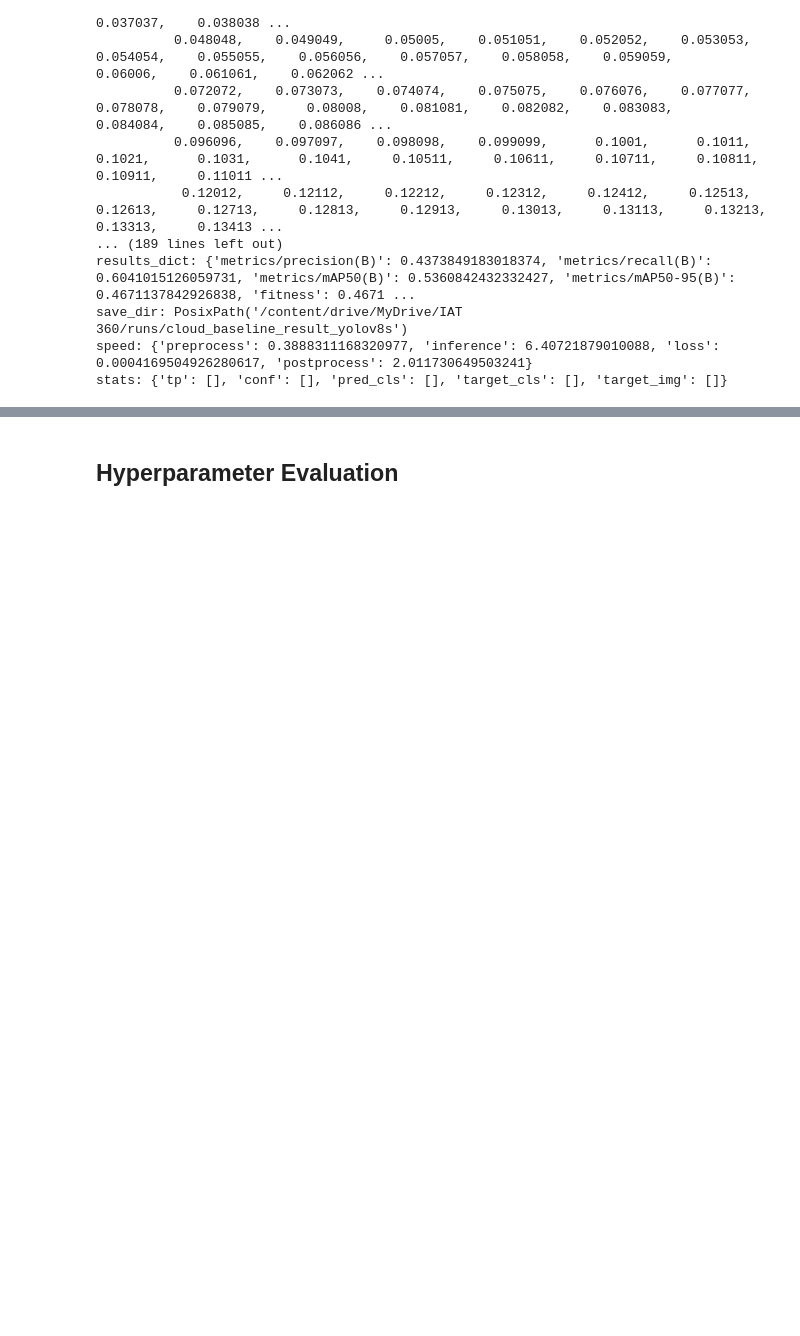
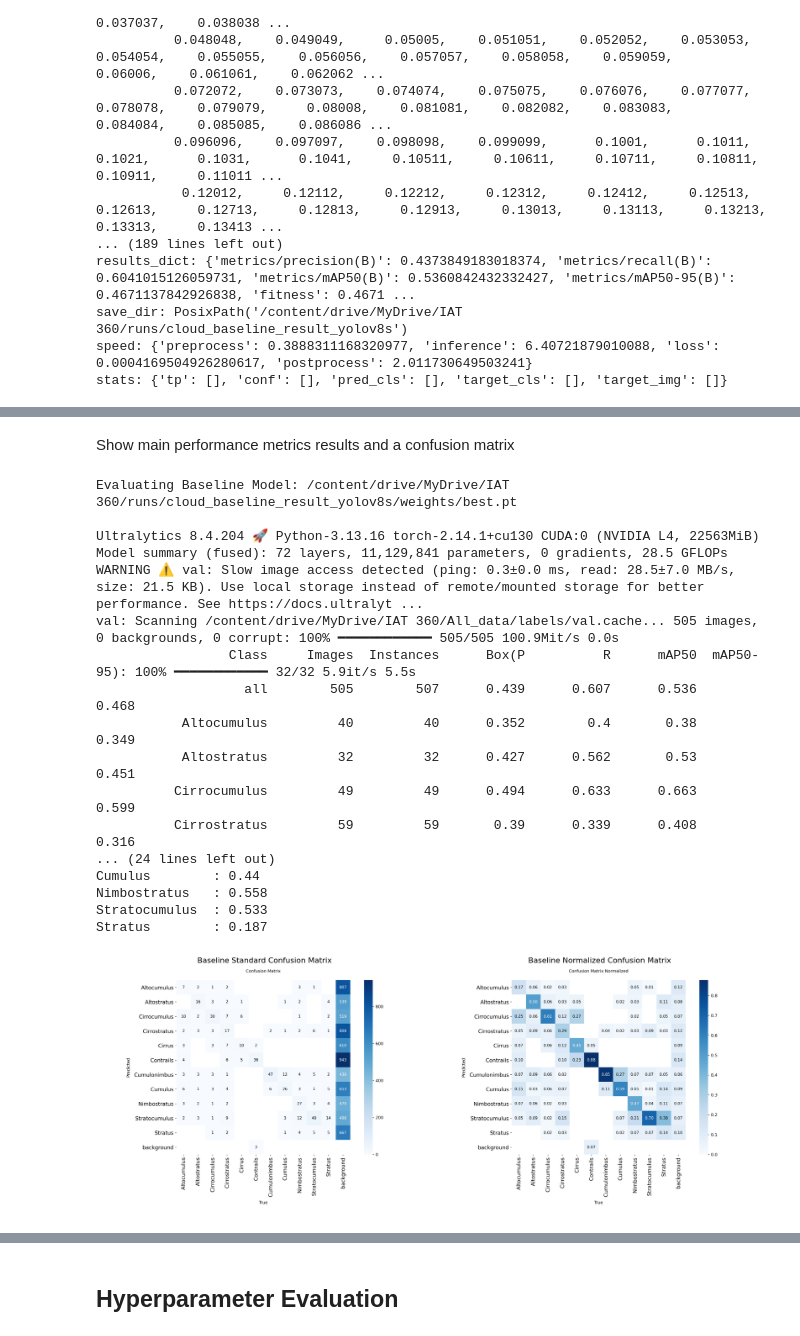
Before and after one commit to yeugeneu/IAT360-CV-13-Cloud-Type-Classifier, a Jupyter notebook: Cloud_type_detection.ipynb, the cells around one changed output, grey strips where cells are left out. Cells and saved outputs as stored; diff of their text form; code cells hidden in the pictures; blank space fills up the shorter version.

Commit message:
Show baseline model's main performance metrics results and a confusion matrix. Also added examples of worked/failed recognition images.

```diff
--- a/Cloud_type_detection.ipynb
+++ b/Cloud_type_detection.ipynb
@@ -575,0 +567,70 @@ stats: {'tp': [], 'conf': [], 'pred_cls': [], 'target_cls': [], 'target_img': []
+# %% [markdown]
+Show main performance metrics results and a confusion matrix
+# %%
+from ultralytics import YOLO
+import matplotlib.pyplot as plt
+from PIL import Image
+import os
+
+# 1. Load the baseline model
+baseline_path = "/content/drive/MyDrive/IAT 360/runs/cloud_baseline_result_yolov8s/weights/best.pt"
+baseline_model = YOLO(baseline_path)
+
+# 2. Evaluate performance metrics on the validation dataset
+print(f"Evaluating Baseline Model: {baseline_path}\n")
+metrics = baseline_model.val(data="config.yaml")
+
+print("\n--- Overall Baseline Metrics ---")
+print("mAP50-95:", round(metrics.box.map, 4))
+print("mAP50:", round(metrics.box.map50, 4))
+print("Precision:", round(metrics.box.mp, 4))
+print("Recall:", round(metrics.box.mr, 4))
+
+print("\n--- Per-Class Performance (mAP50) ---")
+for name, m in zip(baseline_model.names.values(), metrics.box.maps):
+    print(f"{name:<15}: {round(m, 3)}")
+
+# 3. Load and display standard and normalized confusion matrices side-by-side
+base_run_dir = "/content/drive/MyDrive/IAT 360/runs/cloud_baseline_result_yolov8s"
+standard_path = os.path.join(base_run_dir, 'confusion_matrix.png')
+normalized_path = os.path.join(base_run_dir, 'confusion_matrix_normalized.png')
+
+fig, axes = plt.subplots(1, 2, figsize=(20, 10))
+
+if os.path.exists(standard_path):
+    axes[0].imshow(Image.open(standard_path))
+    axes[0].set_title("Baseline Standard Confusion Matrix", fontsize=16)
+    axes[0].axis('off')
+else:
+    axes[0].text(0.5, 0.5, "Standard matrix not found", ha='center', va='center')
+    axes[0].axis('off')
+
+if os.path.exists(normalized_path):
+    axes[1].imshow(Image.open(normalized_path))
+    axes[1].set_title("Baseline Normalized Confusion Matrix", fontsize=16)
+    axes[1].axis('off')
+else:
+    axes[1].text(0.5, 0.5, "Normalized matrix not found", ha='center', va='center')
+    axes[1].axis('off')
+
+plt.tight_layout()
+plt.show()
+# %% [output]
+Evaluating Baseline Model: /content/drive/MyDrive/IAT 360/runs/cloud_baseline_result_yolov8s/weights/best.pt
+
+Ultralytics 8.4.204 🚀 Python-3.13.16 torch-2.14.1+cu130 CUDA:0 (NVIDIA L4, 22563MiB)
+Model summary (fused): 72 layers, 11,129,841 parameters, 0 gradients, 28.5 GFLOPs
+WARNING ⚠️ val: Slow image access detected (ping: 0.3±0.0 ms, read: 28.5±7.0 MB/s, size: 21.5 KB). Use local storage instead of remote/mounted storage for better performance. See https://docs.ultralyt ...
+val: Scanning /content/drive/MyDrive/IAT 360/All_data/labels/val.cache... 505 images, 0 backgrounds, 0 corrupt: 100% ━━━━━━━━━━━━ 505/505 100.9Mit/s 0.0s
+                 Class     Images  Instances      Box(P          R      mAP50  mAP50-95): 100% ━━━━━━━━━━━━ 32/32 5.9it/s 5.5s
+                   all        505        507      0.439      0.607      0.536      0.468
+           Altocumulus         40         40      0.352        0.4       0.38      0.349
+           Altostratus         32         32      0.427      0.562       0.53      0.451
+          Cirrocumulus         49         49      0.494      0.633      0.663      0.599
+          Cirrostratus         59         59       0.39      0.339      0.408      0.316
+... (24 lines left out)
+Cumulus        : 0.44
+Nimbostratus   : 0.558
+Stratocumulus  : 0.533
+Stratus        : 0.187
+[figure, added]
```
Also changed, not shown: parts of 12 cells of this notebook.
